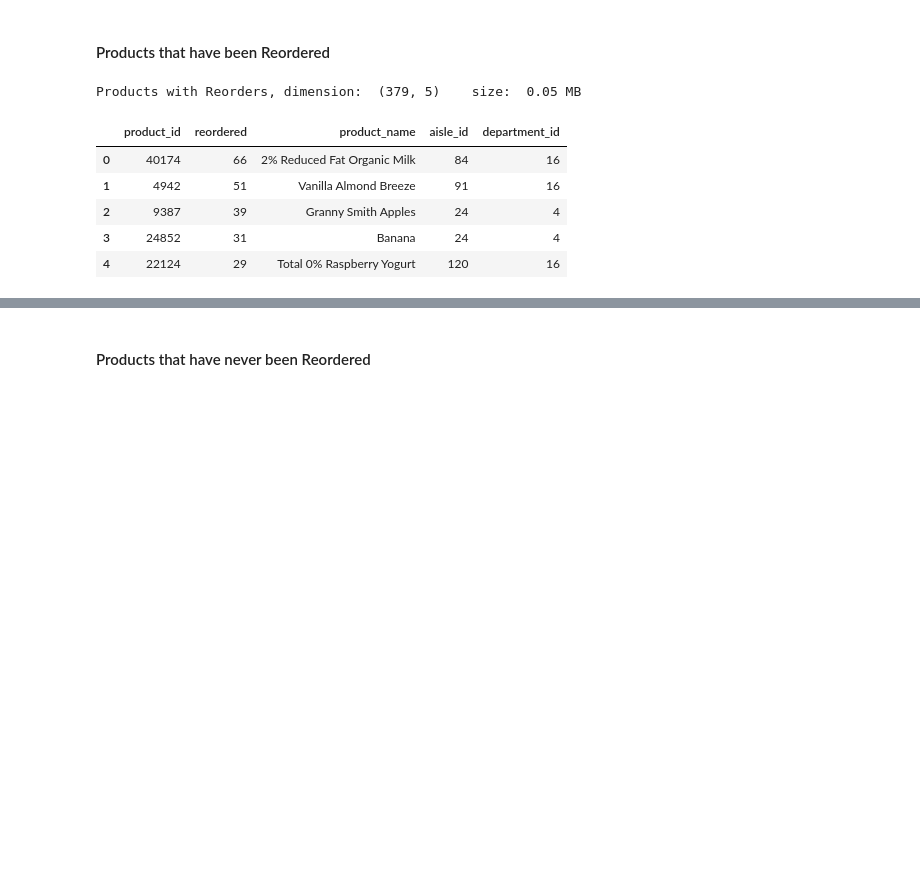
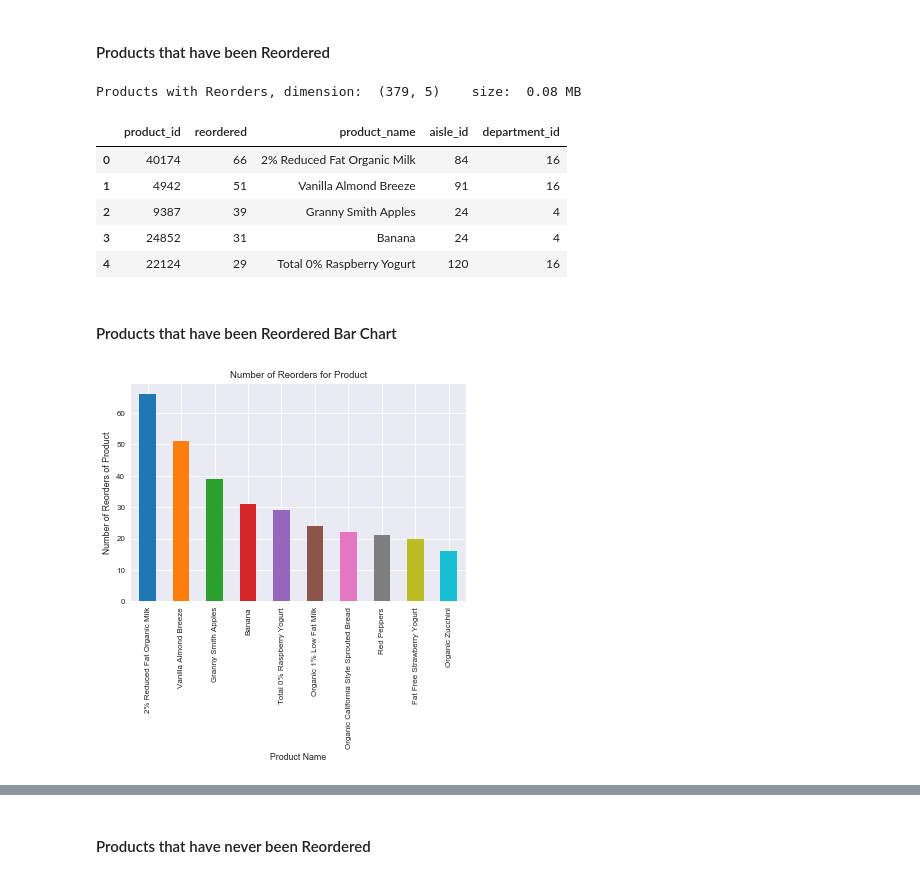
Before and after one commit to 1carew1/instacart_investigation, a Jupyter notebook: Assignment2_EDA.ipynb, the cells around one changed output, grey strips where cells are left out. Cells and saved outputs as stored; diff of their text form; code cells hidden in the pictures; blank space fills up the shorter version.

```diff
--- a/Assignment2_EDA.ipynb
+++ b/Assignment2_EDA.ipynb
@@ -217,23 +217,37 @@ for this we should also do some graphs on products never reordered as well as pr
 # %% [markdown]
 #### Products that have been Reordered
 # %%
-filtered_orders_products = orders_products[["product_id", "reordered"]].dropna(thresh=1)
+filtered_orders_products = orders_products.dropna(thresh=1)
 product_reorder_count = (filtered_orders_products
                         .groupby("product_id")["reordered"]
                         .sum()
                         .to_frame()
                         .reset_index("product_id")
-                        .sort_values(by=["reordered"], ascending=False))
+                        .sort_values(by=["reordered"], ascending=False)
+                        )
 product_reorder_count_info = product_reorder_count.merge(products, on="product_id")
 # Get a data frame of all products that were reordered
 products_with_reorders =product_reorder_count_info[product_reorder_count_info["reordered"] > 0]
 print("Products with Reorders, dimension: ",products_with_reorders.shape, "   size: ", size(products_with_reorders))
 products_with_reorders.head()
 # %% [output]
-Products with Reorders, dimension:  (379, 5)    size:  0.05 MB
+Products with Reorders, dimension:  (379, 5)    size:  0.08 MB
 |  | product_id | reordered | product_name | aisle_id | department_id |
 | 0 | 40174 | 66 | 2% Reduced Fat Organic Milk | 84 | 16 |
 | 1 | 4942 | 51 | Vanilla Almond Breeze | 91 | 16 |
 | 2 | 9387 | 39 | Granny Smith Apples | 24 | 4 |
 | 3 | 24852 | 31 | Banana | 24 | 4 |
 | 4 | 22124 | 29 | Total 0% Raspberry Yogurt | 120 | 16 |
+# %% [markdown]
+#### Products that have been Reordered Bar Chart
+# %%
+fig, ax = plt.subplots()
+top_number_of_products = 10
+products_with_reorders['reordered'].head(top_number_of_products).plot.bar()
+ax.set_xticklabels(products_with_reorders["product_name"].head(top_number_of_products), rotation='vertical')
+plt.title("Number of Reorders for Product")
+plt.ylabel("Number of Reorders of Product")
+plt.xlabel("Product Name")
+plt.show()
+# %% [output]
+[figure, added]
```
Also changed, not shown: parts of 5 cells of this notebook.
